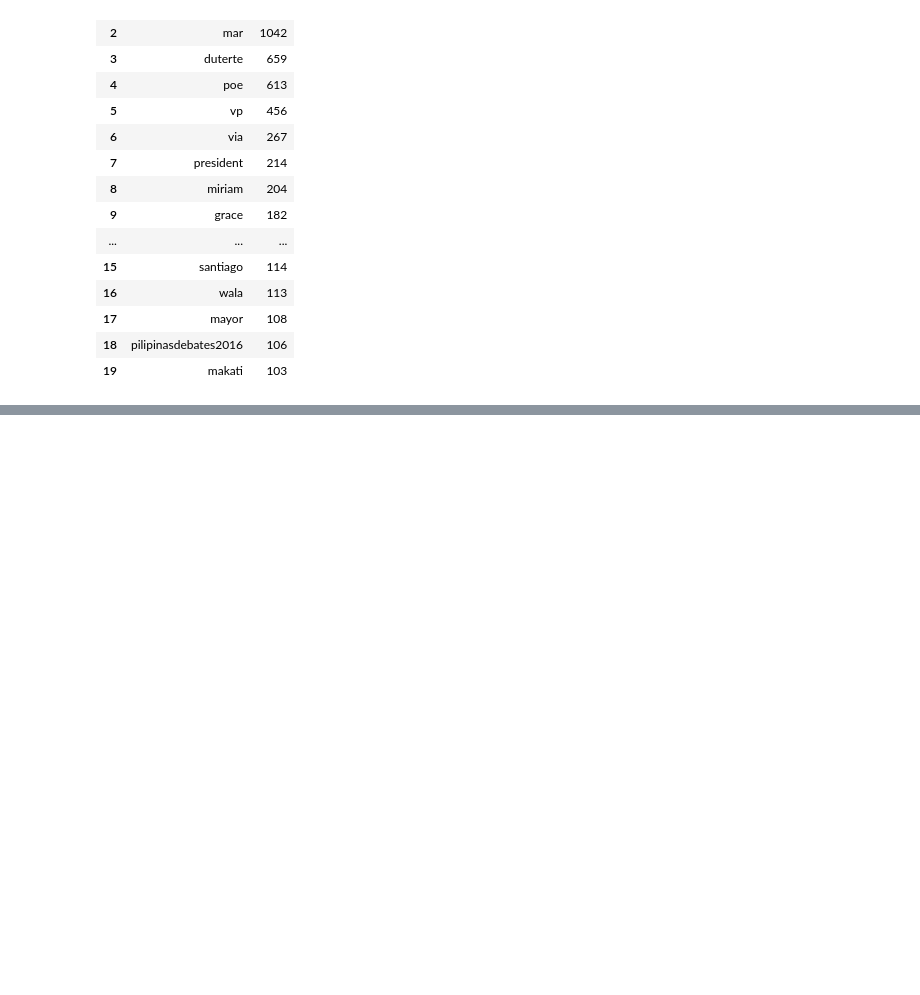
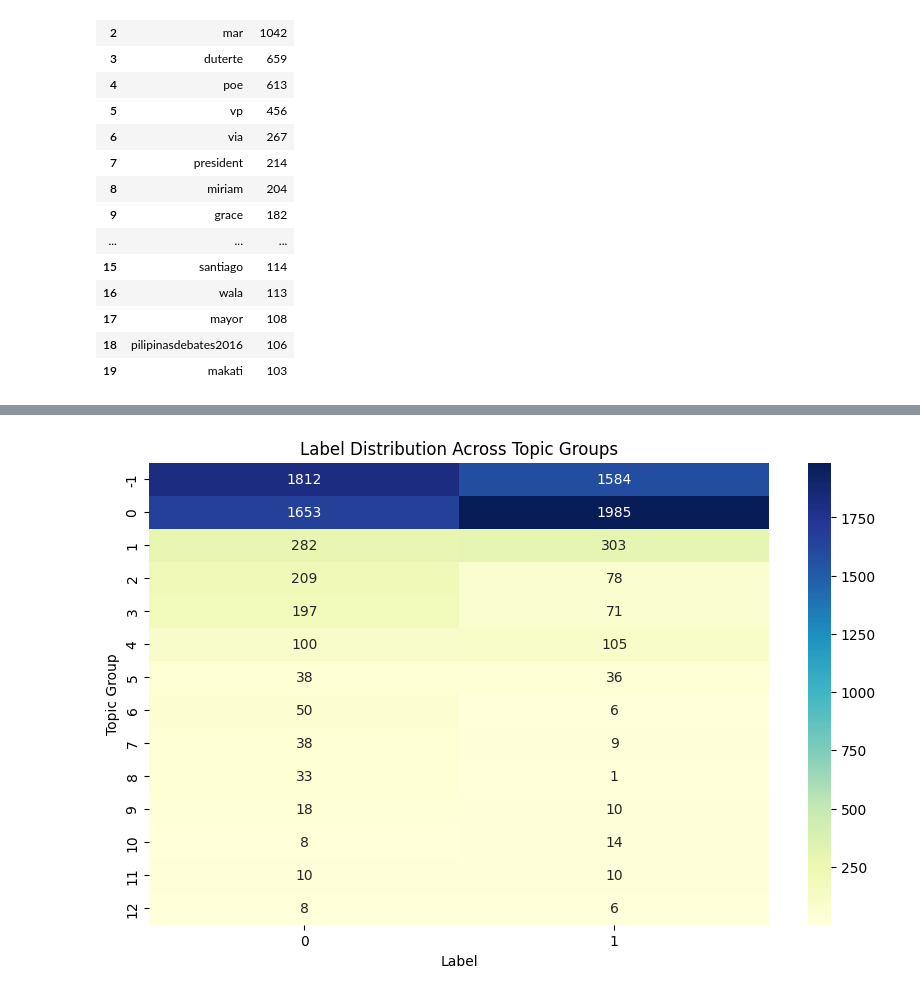
Before and after one commit to lendl-uy/hate-speech-detection, a Jupyter notebook: dataset/eda.ipynb, the cells around one changed output, grey strips where cells are left out. Saved outputs shown, nothing was run; the diff lists cells and outputs as text; code cells hidden in the pictures; blank space fills up the shorter version.

```diff
--- a/dataset/eda.ipynb
+++ b/dataset/eda.ipynb
@@ -303,0 +421,10 @@ See the caveats in the documentation: https://pandas.pydata.org/pandas-docs/stab
+# %%
+pivot_table = grouped_data.pivot_table(index='topic_group', columns='label', values='count', aggfunc='sum', fill_value=0)
+plt.figure(figsize=(10, 6))
+sns.heatmap(pivot_table, annot=True, cmap='YlGnBu', fmt='g')
+plt.title('Label Distribution Across Topic Groups')
+plt.xlabel('Label')
+plt.ylabel('Topic Group')
+plt.show()
+# %% [output]
+[figure, added]
```
Also changed, not shown: parts of 16 cells of this notebook, 4 other files.
